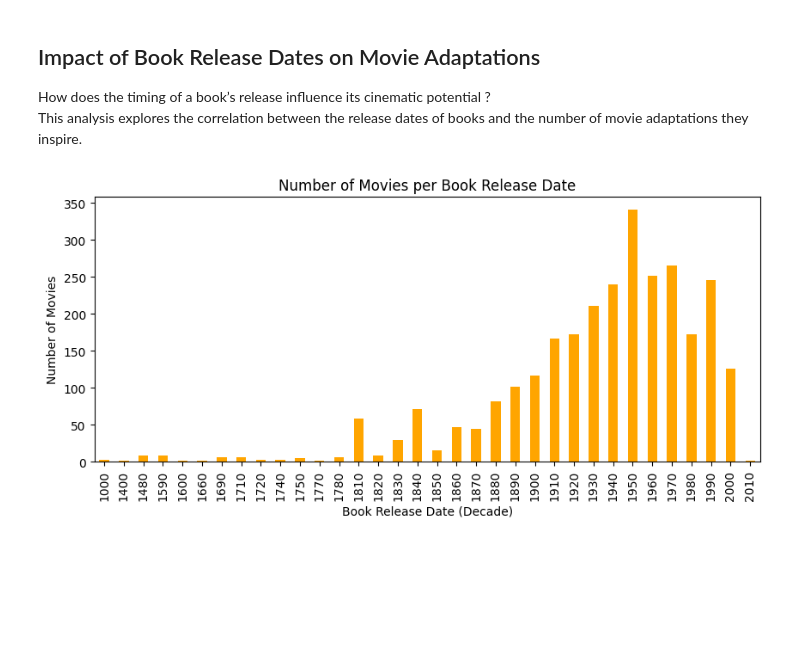
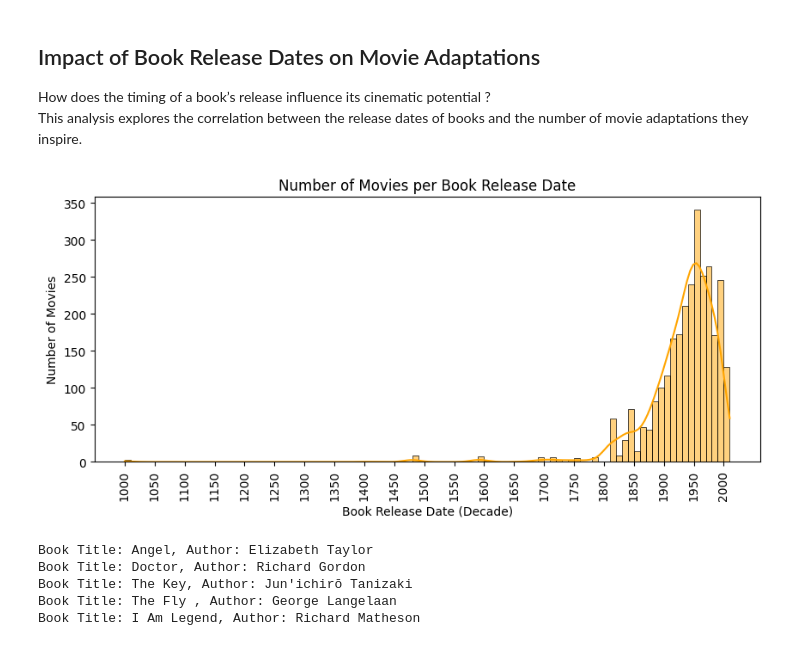
Before and after one commit to epfl-ada/ada-2024-project-padamalgame, a Jupyter notebook: results.ipynb, the cells around one changed output. Cells and saved outputs as stored; diff of their text form; code cells hidden in the pictures; blank space fills up the shorter version.

```diff
--- a/results.ipynb
+++ b/results.ipynb
@@ -480,20 +510,32 @@ This analysis explores the correlation between the release dates of books and th
 # %%
 # Drop rows with NaN values in 'BookStartYear'
 adapted_movies = adapted_movies.dropna(subset=['BookStartYear'])
 
 # Convert 'BookStartYear' to integer
 adapted_movies['BookStartYear'] = adapted_movies['BookStartYear'].astype(int)
 
 # Create a new column for the decade
 adapted_movies['BookDecade'] = (adapted_movies['BookStartYear'] // 10) * 10
 
-# Plot the bar chart grouped by decade
+# Plot the histogram grouped by decade using seaborn
 plt.figure(figsize=(10, 4))
-adapted_movies['BookDecade'].value_counts().sort_index().plot(kind='bar', color='orange')
+sns.histplot(adapted_movies, x='BookDecade', bins=range(adapted_movies['BookDecade'].min(), adapted_movies['BookDecade'].max() + 10, 10), color='orange', kde=True)
 plt.title('Number of Movies per Book Release Date')
 plt.xlabel('Book Release Date (Decade)')
 plt.ylabel('Number of Movies')
-plt.xticks(rotation=90)
+plt.xticks(ticks=range(adapted_movies['BookDecade'].min(), adapted_movies['BookDecade'].max() + 10, 50), rotation=90)
 plt.show()
 # %% [output]
-[figure, old version]
+[figure, new version]
+# %%
+movies_1950s = adapted_movies[adapted_movies['BookDecade'] == 1950]
+top_5_books = movies_1950s['BookTitle'].value_counts().head(5)
+for book in top_5_books.index:
+    author = movies_1950s[movies_1950s['BookTitle'] == book]['BookAuthor'].iloc[0]
+    print(f"Book Title: {book}, Author: {author}")
+# %% [output]
+Book Title: Angel, Author: Elizabeth Taylor
+Book Title: Doctor, Author: Richard Gordon
+Book Title: The Key, Author: Jun'ichirō Tanizaki
+Book Title: The Fly , Author: George Langelaan
+Book Title: I Am Legend, Author: Richard Matheson
```
Also changed, not shown: parts of 13 cells of this notebook, 1 other file.
